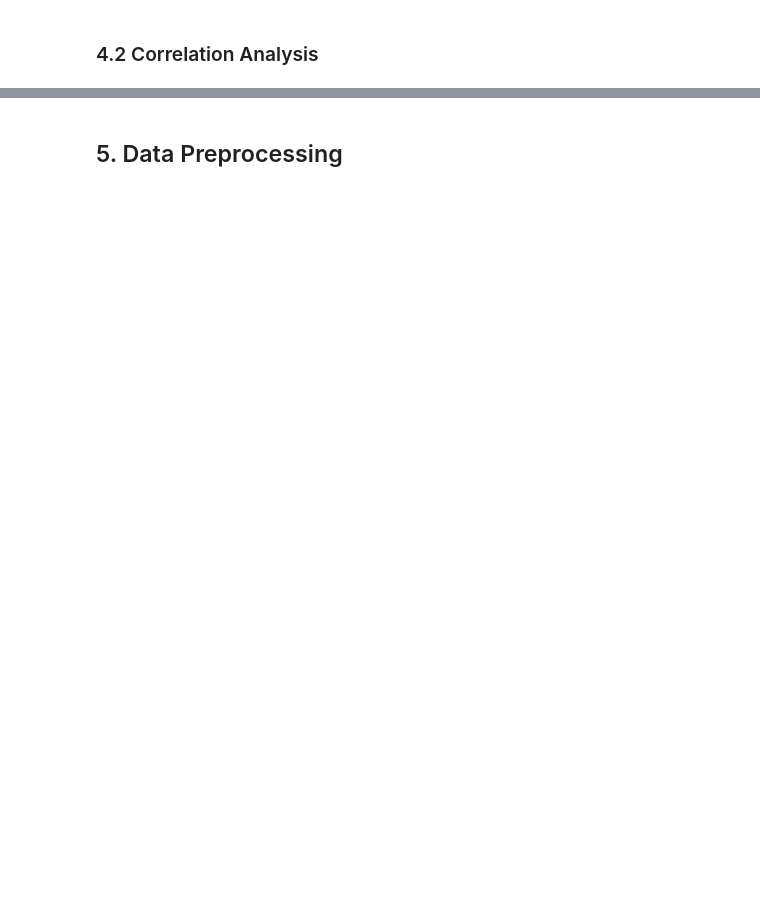
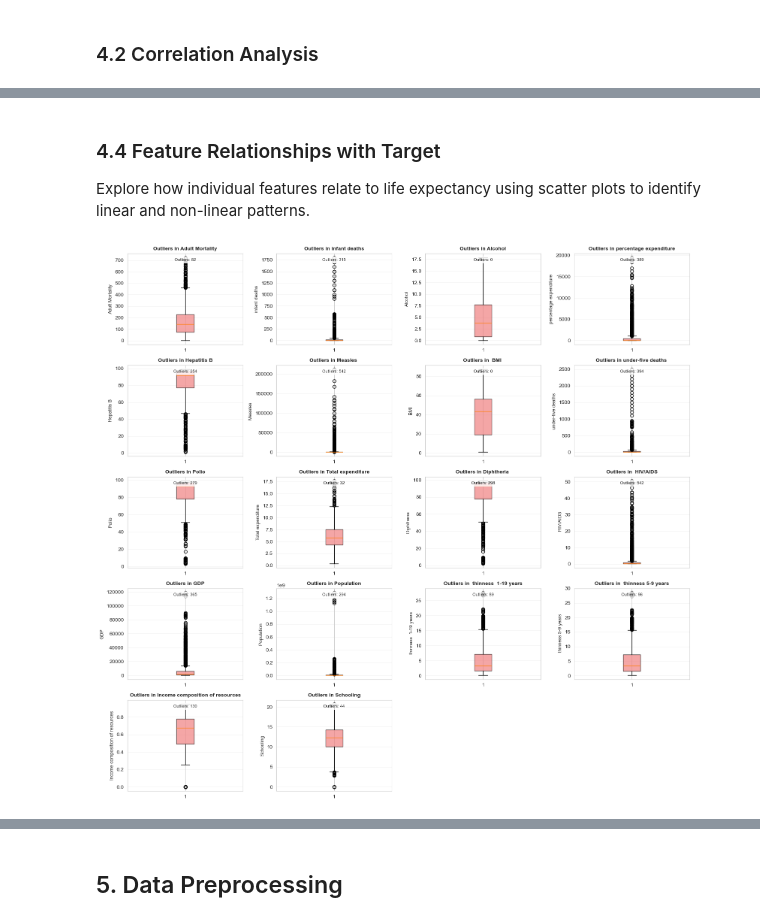
Before and after one commit to DavideDDB23/ML_HW_2, a Jupyter notebook: Life Expectancy Regression.ipynb, the cells around one changed output, grey strips where cells are left out. Saved outputs shown, nothing was run; the diff lists cells and outputs as text; code cells hidden in the pictures; blank space fills up the shorter version.

```diff
--- a/Life Expectancy Regression.ipynb
+++ b/Life Expectancy Regression.ipynb
@@ -144,0 +319,46 @@ print(f"Range: [{df['Life expectancy '].min():.2f}, {df['Life expectancy '].max(
+# %% [markdown]
+### 4.4 Feature Relationships with Target
+
+Explore how individual features relate to life expectancy using scatter plots to identify linear and non-linear patterns.
+# %%
+# Box plots for outlier detection
+# Define key features for visualization
+key_features = ['Adult Mortality', 'infant deaths', 'Alcohol', 'percentage expenditure',
+                'Hepatitis B', 'Measles ', ' BMI ', 'under-five deaths ', 'Polio',
+                'Total expenditure', 'Diphtheria ', ' HIV/AIDS', 'GDP', 'Population',
+                ' thinness  1-19 years', ' thinness 5-9 years',
+                'Income composition of resources', 'Schooling']
+
+n_features = len(key_features)
+n_cols = 4
+n_rows = (n_features + n_cols - 1) // n_cols
+
+fig, axes = plt.subplots(n_rows, n_cols, figsize=(16, n_rows * 3))
+axes = axes.flatten()
+
+for idx, feature in enumerate(key_features):
+    box = axes[idx].boxplot(df[feature].dropna(), patch_artist=True, vert=True)
+    box['boxes'][0].set_facecolor('lightcoral')
+    box['boxes'][0].set_alpha(0.7)
+    axes[idx].set_ylabel(feature, fontsize=9)
+    axes[idx].set_title(f'Outliers in {feature}', fontsize=10, fontweight='bold')
+    axes[idx].grid(alpha=0.3, axis='y')
+
+    # Calculate and display outlier count
+    q1 = df[feature].quantile(0.25)
+    q3 = df[feature].quantile(0.75)
+    iqr = q3 - q1
+    lower_bound = q1 - 1.5 * iqr
+    upper_bound = q3 + 1.5 * iqr
+    outliers = df[(df[feature] < lower_bound) | (df[feature] > upper_bound)][feature].count()
+    axes[idx].text(0.5, 0.95, f'Outliers: {outliers}', transform=axes[idx].transAxes,
+                   ha='center', va='top', fontsize=8, bbox=dict(boxstyle='round', facecolor='white', alpha=0.8))
+
+# Hide extra subplots
+for idx in range(n_features, len(axes)):
+    axes[idx].axis('off')
+
+plt.tight_layout()
+plt.show()
+# %% [output]
+[figure, added]
```
Also changed, not shown: parts of 45 cells of this notebook.
